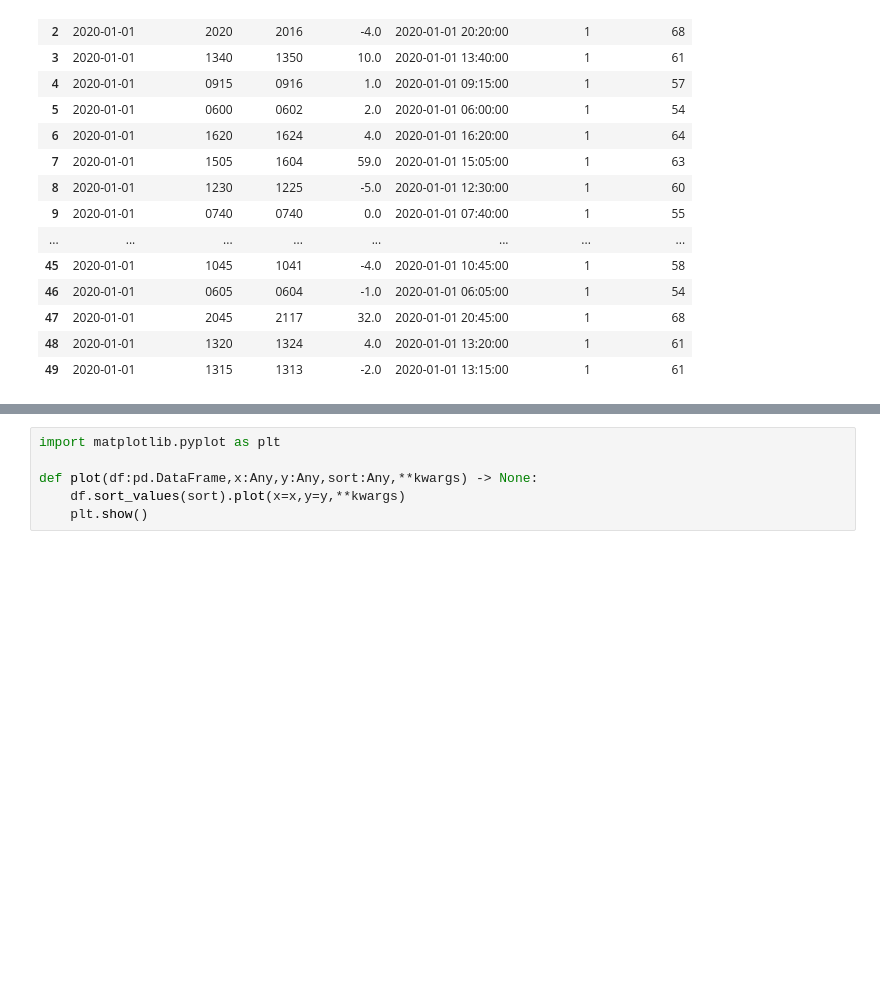
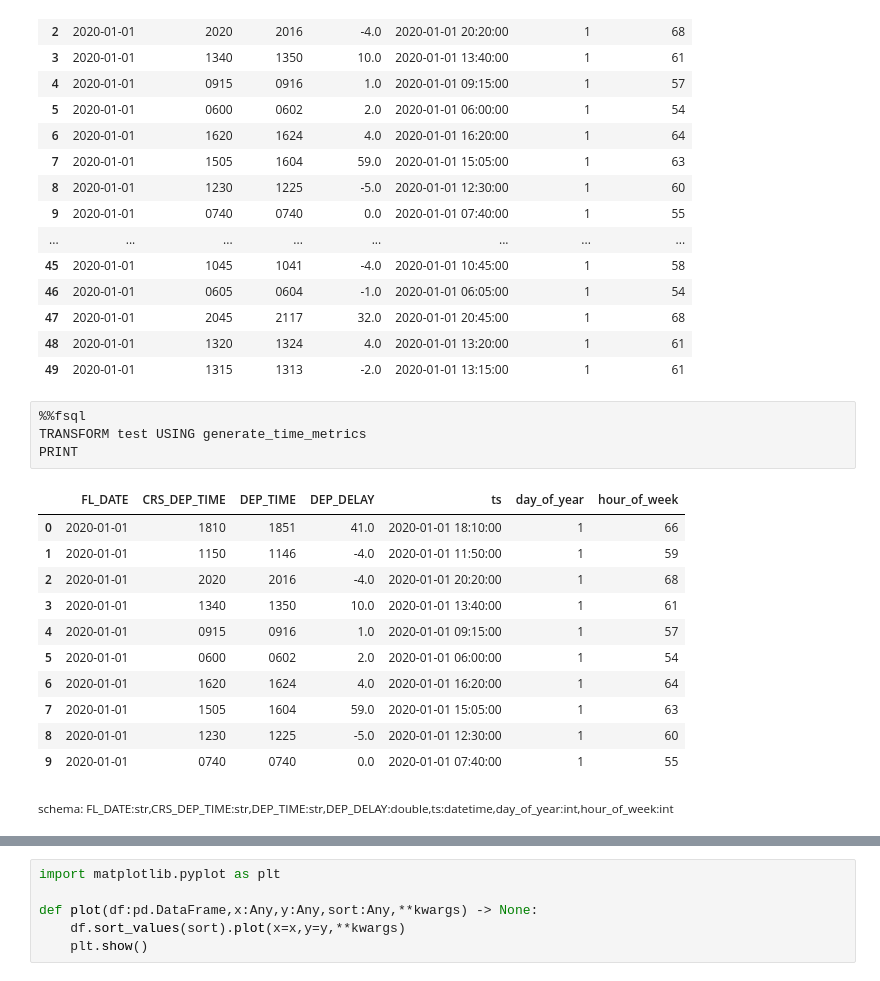
Before and after one commit to drabastomek/dask-summit, a Jupyter notebook: fugue/dask.ipynb, the cells around one changed output, grey strips where cells are left out. Drawn from its saved outputs; the diff is of its cells as text; blank space fills up the shorter version.

```diff
--- a/fugue/dask.ipynb
+++ b/fugue/dask.ipynb
@@ -161,6 +161,23 @@ generate_time_metrics(test.as_pandas())
 | 47 | 2020-01-01 | 2045 | 2117 | 32.0 | 2020-01-01 20:45:00 | 1 | 68 |
 | 48 | 2020-01-01 | 1320 | 1324 | 4.0 | 2020-01-01 13:20:00 | 1 | 61 |
 | 49 | 2020-01-01 | 1315 | 1313 | -2.0 | 2020-01-01 13:15:00 | 1 | 61 |
+# %%
+%%fsql
+TRANSFORM test USING generate_time_metrics
+PRINT
+# %% [output]
+|  | FL_DATE | CRS_DEP_TIME | DEP_TIME | DEP_DELAY | ts | day_of_year | hour_of_week |
+| 0 | 2020-01-01 | 1810 | 1851 | 41.0 | 2020-01-01 18:10:00 | 1 | 66 |
+| 1 | 2020-01-01 | 1150 | 1146 | -4.0 | 2020-01-01 11:50:00 | 1 | 59 |
+| 2 | 2020-01-01 | 2020 | 2016 | -4.0 | 2020-01-01 20:20:00 | 1 | 68 |
+| 3 | 2020-01-01 | 1340 | 1350 | 10.0 | 2020-01-01 13:40:00 | 1 | 61 |
+| 4 | 2020-01-01 | 0915 | 0916 | 1.0 | 2020-01-01 09:15:00 | 1 | 57 |
+| 5 | 2020-01-01 | 0600 | 0602 | 2.0 | 2020-01-01 06:00:00 | 1 | 54 |
+| 6 | 2020-01-01 | 1620 | 1624 | 4.0 | 2020-01-01 16:20:00 | 1 | 64 |
+| 7 | 2020-01-01 | 1505 | 1604 | 59.0 | 2020-01-01 15:05:00 | 1 | 63 |
+| 8 | 2020-01-01 | 1230 | 1225 | -5.0 | 2020-01-01 12:30:00 | 1 | 60 |
+| 9 | 2020-01-01 | 0740 | 0740 | 0.0 | 2020-01-01 07:40:00 | 1 | 55 |
+schema: FL_DATE:str,CRS_DEP_TIME:str,DEP_TIME:str,DEP_DELAY:double,ts:datetime,day_of_year:int,hour_of_week:int
 # %%
 %%fsql dask
 LOAD "/tmp/flights.parquet"
```
Also changed, not shown: parts of 8 cells of this notebook, 1 other file.
